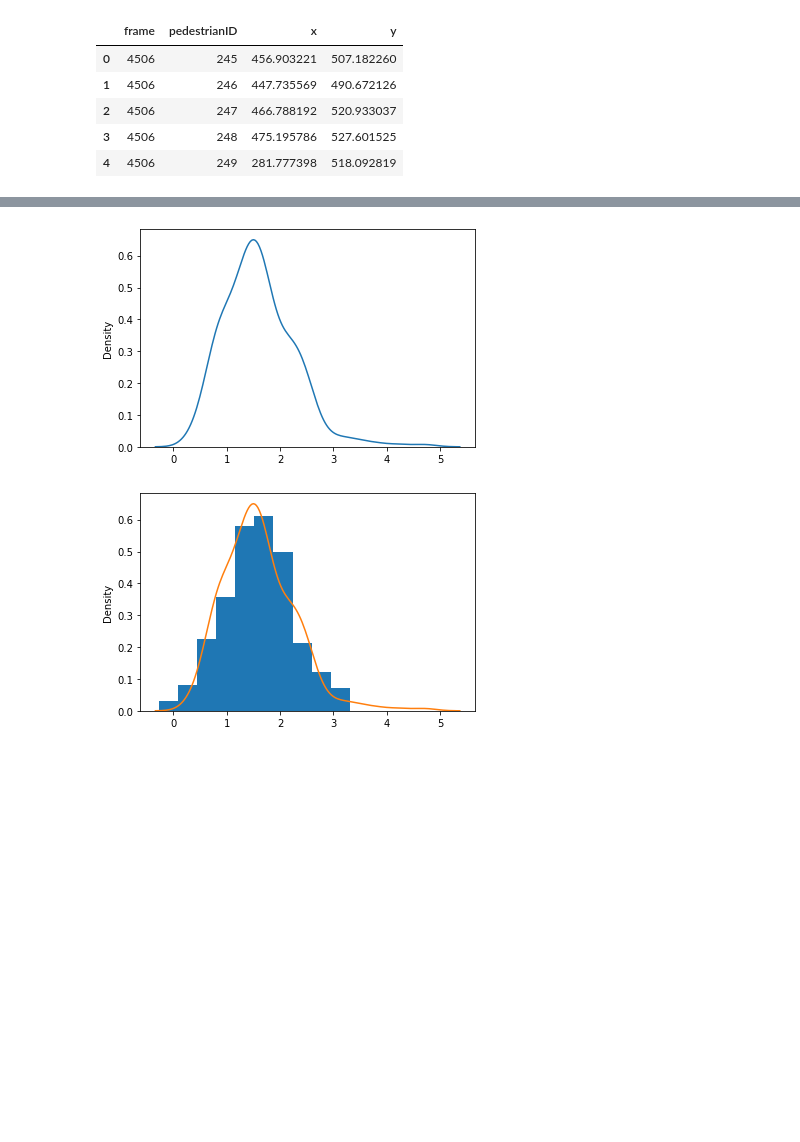
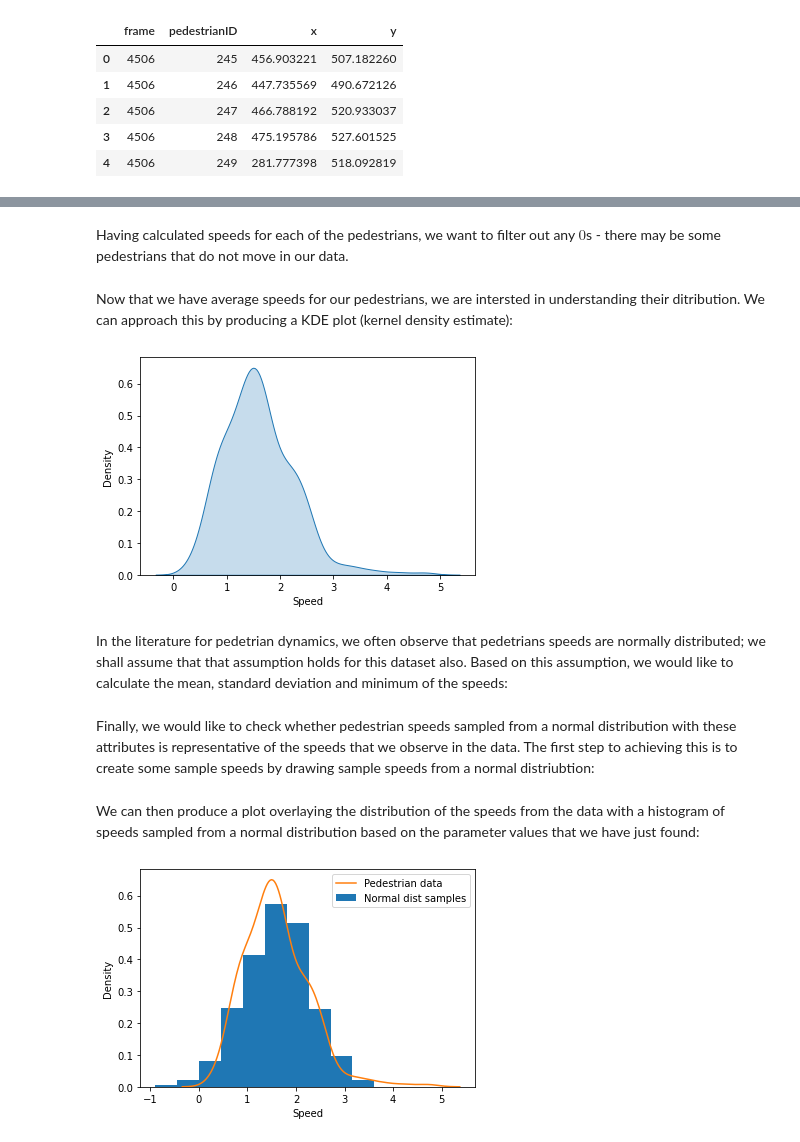
Before and after one commit to ksuchak1990/sense_practical, a Jupyter notebook: notebooks/2_speed_calibration.ipynb, the cells around one changed output, grey strips where cells are left out. Cells and saved outputs as stored; diff of their text form; code cells hidden in the pictures; blank space fills up the shorter version.

Commit message:
Finish documenting speed calibration

```diff
--- a/notebooks/2_speed_calibration.ipynb
+++ b/notebooks/2_speed_calibration.ipynb
@@ -30,21 +43,10 @@ def get_speed_profile(x_coordinates, y_coordinates):
     PIXELS_PER_METRE = 14
     ratio = FRAMES_PER_SECOND / PIXELS_PER_METRE
 
-    distances = list()
-    for i in range(len(x_coordinates) - 1):
-        x0, x1 = x_coordinates[i], x_coordinates[i + 1]
-        y0, y1 = y_coordinates[i], y_coordinates[i + 1]
-        distances.append(get_distance(x0, y0, x1, y1))
-
-    speeds = [distance * ratio for distance in distances]
-    speeds = [speed for speed in speeds if (speed != 0 and speed < 10)]
-
     total_distance = get_distance(x_coordinates[0], y_coordinates[0],
                                   x_coordinates[-1], y_coordinates[-1])
     average_speed = ratio * total_distance / (len(x_coordinates) - 1)
 
-    mean_speed = np.mean(speeds)
-
-    return speeds, average_speed, mean_speed
+    return average_speed
 # %% [markdown]
 ## Analysis
@@ -61,3 +79,2 @@ frames_data.head()
 # %%
 pedestrian_ids = frames_data['pedestrianID'].unique()
-pedestrian_ids = sorted(pedestrian_ids)
@@ -77,16 +104,23 @@ print(len(pedestrian_trajectories))
 # %%
+speeds = list()
 for trajectory in pedestrian_trajectories.values():
-    speed, average_speed, mean_speed = get_speed_profile(trajectory['xs'], trajectory['ys'])
-    trajectory['speed'] = speed
-    trajectory['average_speed'] = average_speed
-    trajectory['mean_speed'] = mean_speed
+    average_speed = get_speed_profile(trajectory['xs'], trajectory['ys'])
+    speeds.append(average_speed)
+# %% [markdown]
+Having calculated speeds for each of the pedestrians, we want to filter out any $0$s - there may be some pedestrians that do not move in our data.
 # %%
 # Make list of average speeds excluding 0s
-average_speeds = [d['average_speed'] for d in pedestrian_trajectories.values()]
-average_speeds = [speed for speed in average_speeds if speed != 0]
+speeds = [speed for speed in speeds if speed != 0]
+# %% [markdown]
+Now that we have average speeds for our pedestrians, we are intersted in understanding their ditribution.
+We can approach this by producing a KDE plot (kernel density estimate):
 # %%
 plt.figure()
-sns.kdeplot(x=average_speeds)
+sns.kdeplot(x=speeds, fill=True)
+plt.xlabel('Speed')
 plt.show()
 # %% [output]
-[figure, old version]
+[figure, new version]
+# %% [markdown]
+In the literature for pedetrian dynamics, we often observe that pedetrians speeds are normally distributed; we shall assume that that assumption holds for this dataset also.
+Based on this assumption, we would like to calculate the mean, standard deviation and minimum of the speeds:
@@ -93 +137,4 @@ plt.show()
+# %% [markdown]
+Finally, we would like to check whether pedestrian speeds sampled from a normal distribution with these attributes is representative of the speeds that we observe in the data.
+The first step to achieving this is to create some sample speeds by drawing sample speeds from a normal distriubtion:
 # %%
@@ -97,7 +142,11 @@ speed_samples = np.random.normal(loc=np.mean(average_speeds),
+# %% [markdown]
+We can then produce a plot overlaying the distribution of the speeds from the data with a histogram of speeds sampled from a normal distribution based on the parameter values that we have just found:
 # %%
 plt.figure()
-plt.hist(speed_samples, density=True)
-sns.kdeplot(average_speeds)
+plt.hist(speed_samples, density=True, label='Normal dist samples')
+sns.kdeplot(speeds, label='Pedestrian data')
+plt.xlabel('Speed')
+plt.legend()
 plt.show()
 # %% [output]
-[figure, old version]
+[figure, new version]
```
Also changed, not shown: parts of 23 cells of this notebook.
